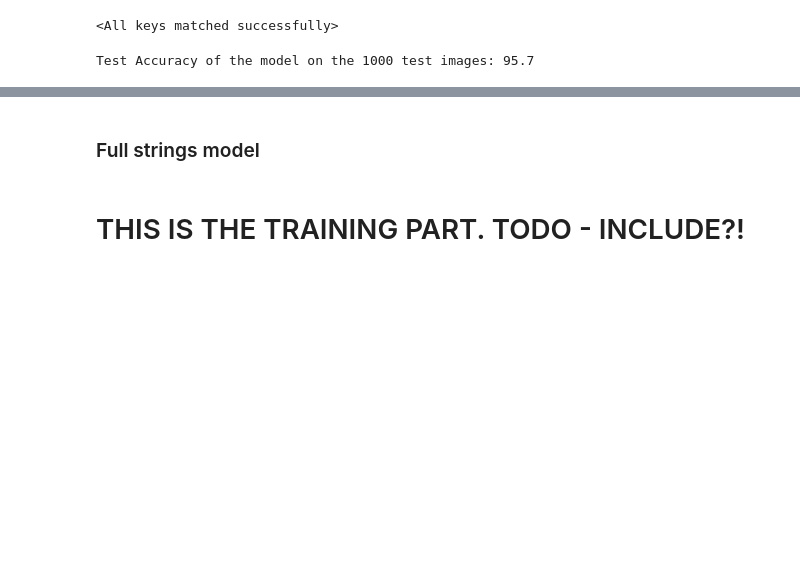
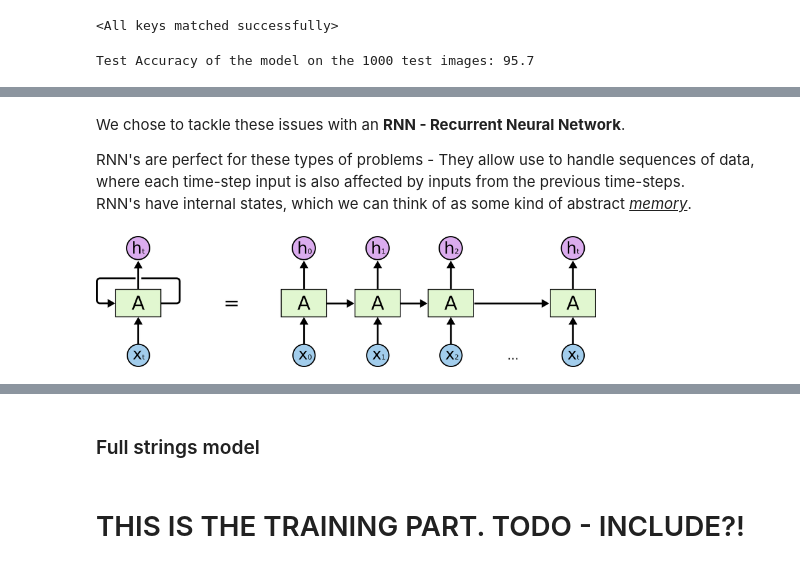
Before and after one commit to tomtalp/CaptchasProject, a Jupyter notebook: main_notebook.ipynb, the cells around one changed output, grey strips where cells are left out. Saved outputs shown, nothing was run; the diff lists cells and outputs as text; code cells hidden in the pictures; blank space fills up the shorter version.

```diff
--- a/main_notebook.ipynb
+++ b/main_notebook.ipynb
@@ -819,0 +868,9 @@ Test Accuracy of the model on the 1000 test images: 95.7
+# %% [markdown]
+We chose to tackle these issues with an __RNN - Recurrent Neural Network__. <br>
+
+RNN's are perfect for these types of problems - They allow use to handle sequences of data, where each time-step input is also affected by inputs from the previous time-steps. <br>
+RNN's have internal states, which we can think of as some kind of abstract <u><i>memory</u></i>.
+# %%
+ShowImage("./assets/rnn_diagram.png", width=500, height=150)
+# %% [output]
+[figure, added]
```
Also changed, not shown: parts of 40 cells of this notebook, 6 other files.
